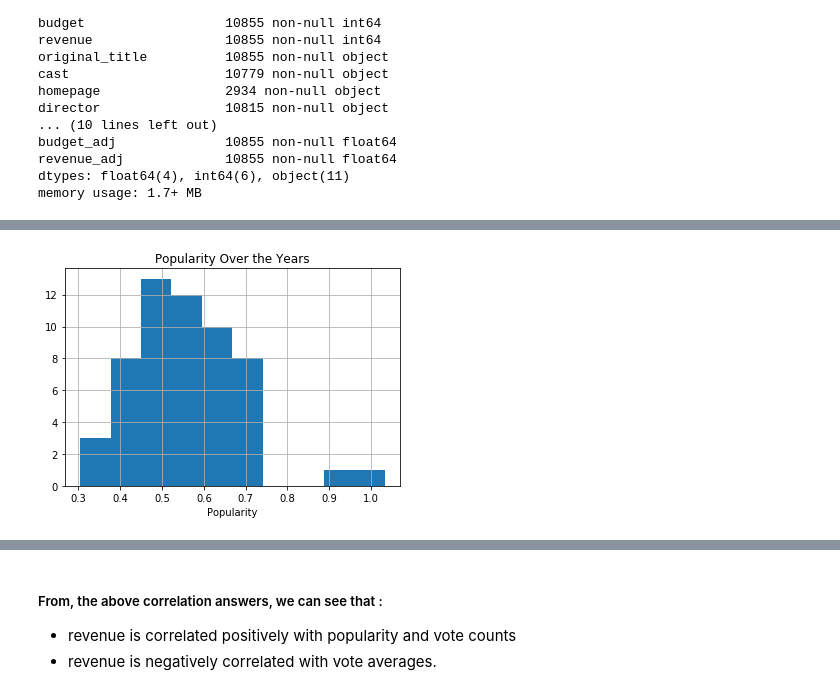
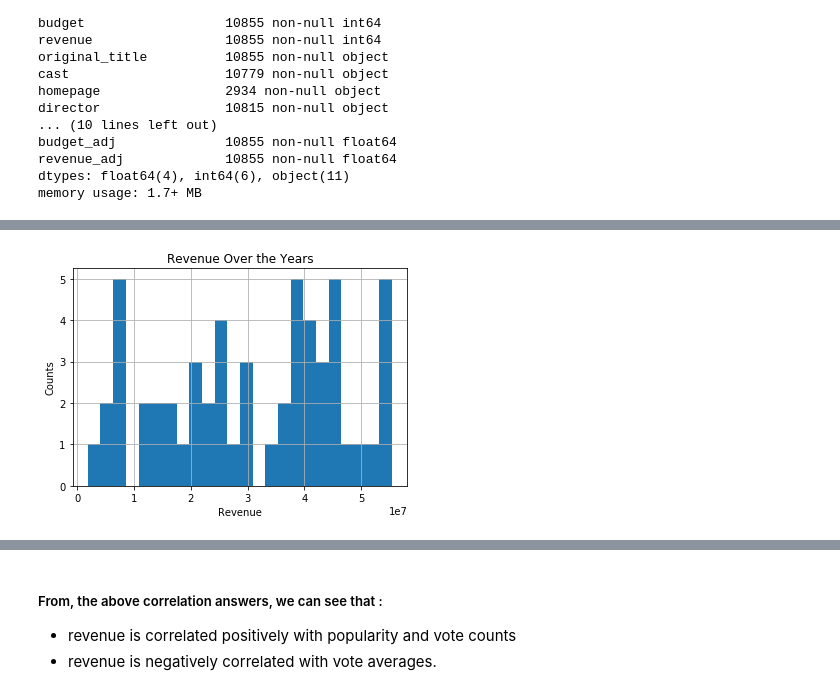
Before and after one commit to nirupamaprv/Investigate_Dataset, a Jupyter notebook: Investigate_a_Dataset_TMDb_NirupamaPV.ipynb, the cells around one changed output, grey strips where cells are left out. Drawn from its saved outputs; the diff is of its cells as text; code cells hidden in the pictures.

```diff
--- a/Investigate_a_Dataset_TMDb_NirupamaPV.ipynb
+++ b/Investigate_a_Dataset_TMDb_NirupamaPV.ipynb
@@ -261,7 +332,8 @@ Name: runtime, dtype: float64
 # %%
-#Exploring popularity variable over the years to determine typical ratings by audiences
-df_new['popularity'].hist()
-plt.xlabel('Popularity')
-plt.title('Popularity Over the Years');
+#Exploring revenue variable over the years to determine typical revenues grossed by the movies
+df_new['revenue'].hist(bins=24)
+plt.xlabel('Revenue')
+plt.ylabel('Counts')
+plt.title('Revenue Over the Years');
 # %% [output]
-[figure, old version]
+[figure, new version]
```
Also changed, not shown: parts of 45 cells of this notebook, 1 other file.
